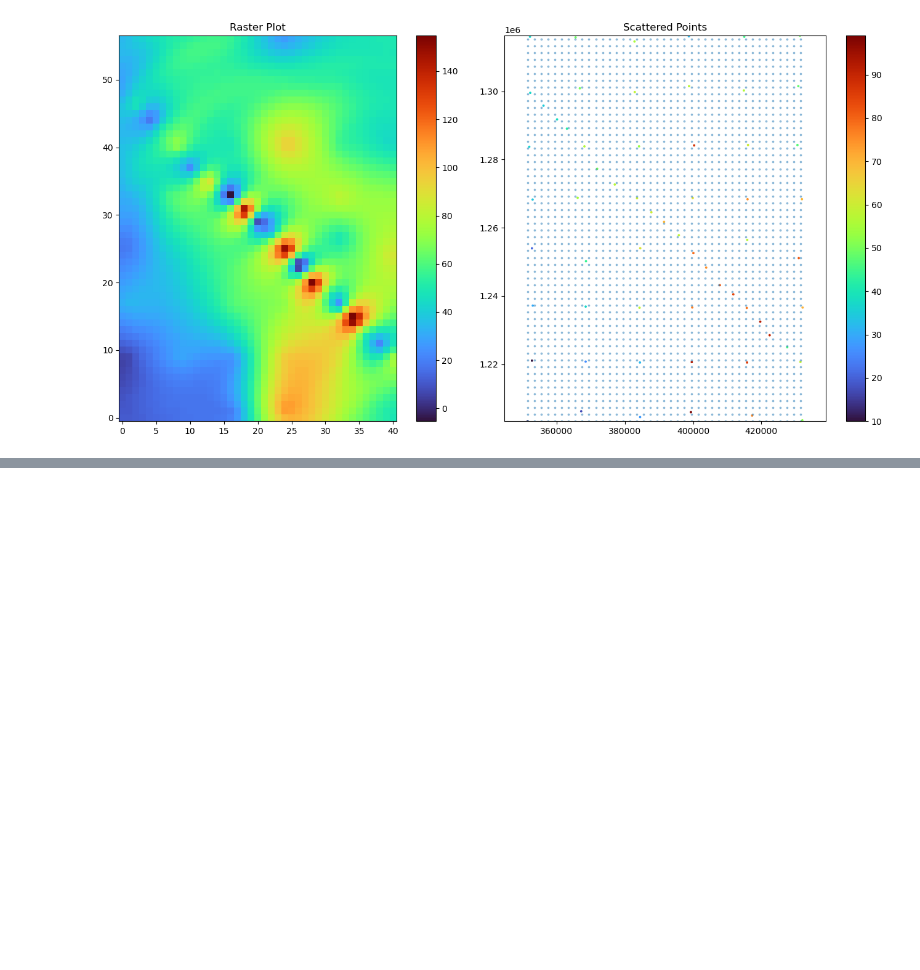
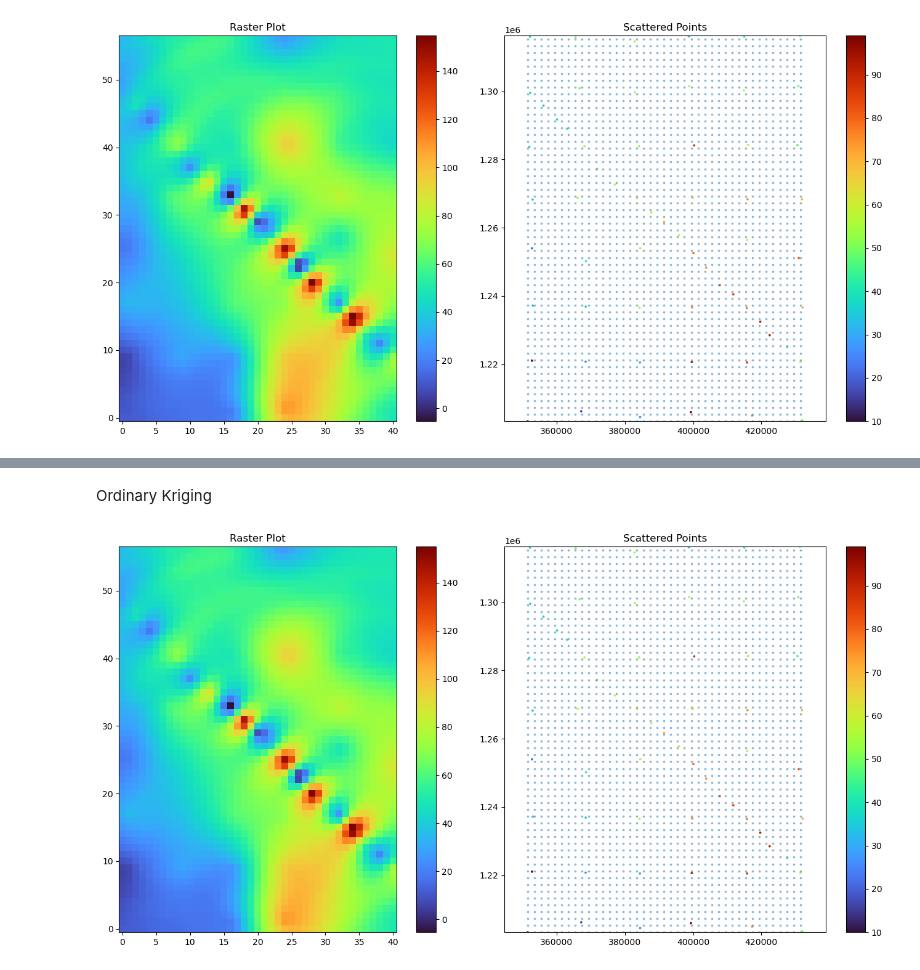
Before and after one commit to relativityhd/spatial-statistics-final-project, a Jupyter notebook: Kriging_test_small_N.ipynb, the cells around one changed output, grey strips where cells are left out. Saved outputs shown, nothing was run; the diff lists cells and outputs as text; code cells hidden in the pictures; blank space fills up the shorter version.

```diff
--- a/Kriging_test_small_N.ipynb
+++ b/Kriging_test_small_N.ipynb
@@ -386,0 +370,64 @@ plt.show()
+# %% [markdown]
+Ordinary Kriging
+# %%
+
+Z_sk = np.empty(x_p.shape[0]) * np.nan
+mu = np.empty(x_p.shape[0]) * np.nan
+for i in range(x_p.shape[0]):
+
+    # Select Neigborhod of examination/interpolation Point according to range Parameter
+    neighborhood = (  (x_o[:,0] <= (x_p[i,0] + max_range))  & (x_o[:,0] >= (x_p[i,0] - max_range))  )  & (  (x_o[:,1] <= (x_p[i,1] + max_range))  & (x_o[:,1] >= (x_p[i,1] - max_range))   ) # mask for x & y
+
+    # Calculate Dists and Covariance for selected Neigborhouds and Interpolation Point
+    dists = np.linalg.norm(x_o[neighborhood,np.newaxis] - x_o[np.newaxis,neighborhood],axis=-1)
+    C = spherical_cov(dists,cof_u[0],cof_u[1],cof_u[2])
+    C_cond = np.ones((C.shape[0]+1,C.shape[1]+1))
+    C_cond[:-1,:-1] = C
+    C_cond[-1,-1] = 0
+
+    dists_p = np.linalg.norm(x_o[neighborhood,:] - x_p[i,:],axis=-1) # Distances to interpolation point (Point in grid)
+    c_0 = spherical_cov(dists_p,cof_u[0],cof_u[1],cof_u[2]) # Covariance between interpolation point an all Data Points
+    c_0_cond = np.ones((c_0.shape[0]+1))
+    c_0_cond[:-1] = c_0
+
+    # Check if the matrix is singular
+    if C.size == 0:
+        print(f"Covariance matrix is empty at index {i}, skipping this point.")
+        continue
+    if np.linalg.cond(C) < 1/sys.float_info.epsilon:
+        lam_mu = np.linalg.solve(C_cond, c_0_cond)
+    else:
+        print(f"Matrix is singular at index {i}, skipping this point.")
+        print(np.linalg.cond(C), 1/sys.float_info.epsilon)
+        continue
+
+    mu[i] = lam_mu[-1] # Last element is lagrange multiplicator
+    #print(i,np.sum(lam))
+
+    Z_sk[i] = lam_mu[:-1].T @ z[neighborhood]  # interpolated value
+
+
+
+# Reshape
+Z_sk = Z_sk.reshape(x_e.shape)
+
+fig, ax = plt.subplots(ncols=2, figsize=(14, 7))
+
+# Plot the raster on the left
+im = ax[0].imshow(Z_sk, origin="lower",cmap="turbo", vmin=np.nanpercentile(Z_sk, 0), vmax=np.nanpercentile(Z_sk, 100))
+fig.colorbar(im, ax=ax[0])
+ax[0].set_title('Raster Plot')
+
+# Plot the scattered points on the right
+sc = ax[1].scatter(x_o[:, 0], x_o[:, 1], s=3,c=z,cmap="turbo")
+ax[1].scatter(x_p[:,0],x_p[:,1],s=3,alpha=0.4)
+ax[1].set_title('Scattered Points')
+plt.colorbar(sc,ax=ax[1])
+ax[1].axis("equal")
+ax[1].set_xlim(e_range)
+ax[1].set_ylim(n_range)
+
+plt.tight_layout()
+plt.show()
+# %% [output]
+[figure, added]
```
Also changed, not shown: parts of 4 cells of this notebook, 1 other file.
